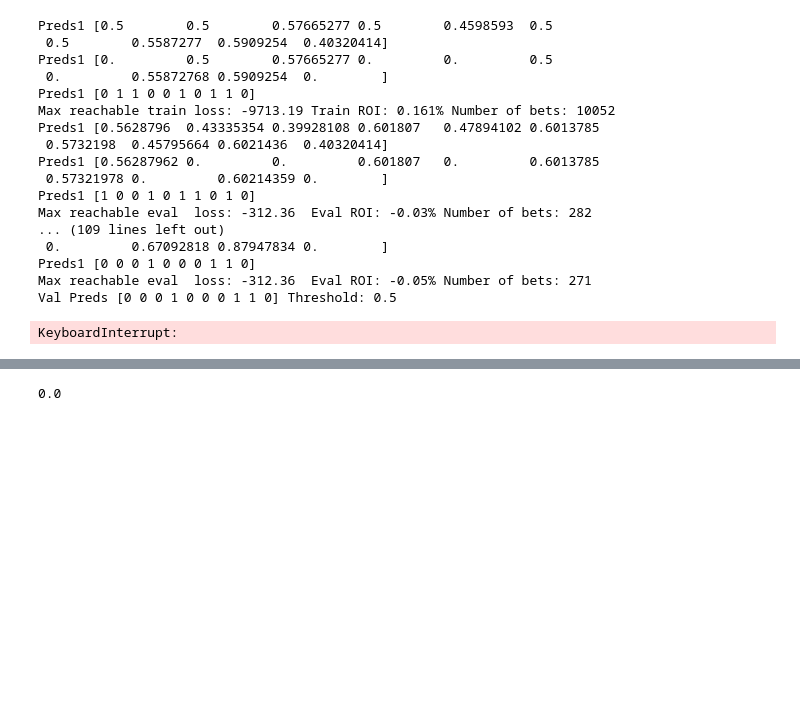
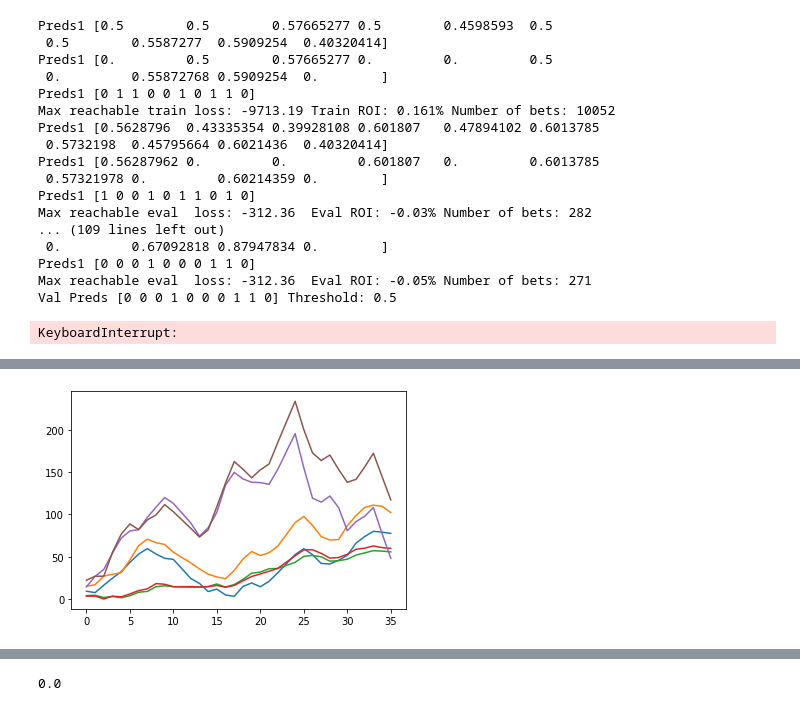
Before and after one commit to Supernowae/capstone, a Jupyter notebook: development/development_model_built_new.ipynb, the cells around one changed output, grey strips where cells are left out. Saved outputs shown, nothing was run; the diff lists cells and outputs as text; code cells hidden in the pictures; blank space fills up the shorter version.

```diff
--- a/development/development_model_built_new.ipynb
+++ b/development/development_model_built_new.ipynb
@@ -475,0 +499,7 @@ import matplotlib.pyplot as plt
+# %%
+for r in range(6):
+    plt.plot(f2[:,r])
+#plt.set_title('test3')
+plt.title='test7'
+# %% [output]
+[figure, added]
```
Also changed, not shown: parts of 14 cells of this notebook, 12 other files.
